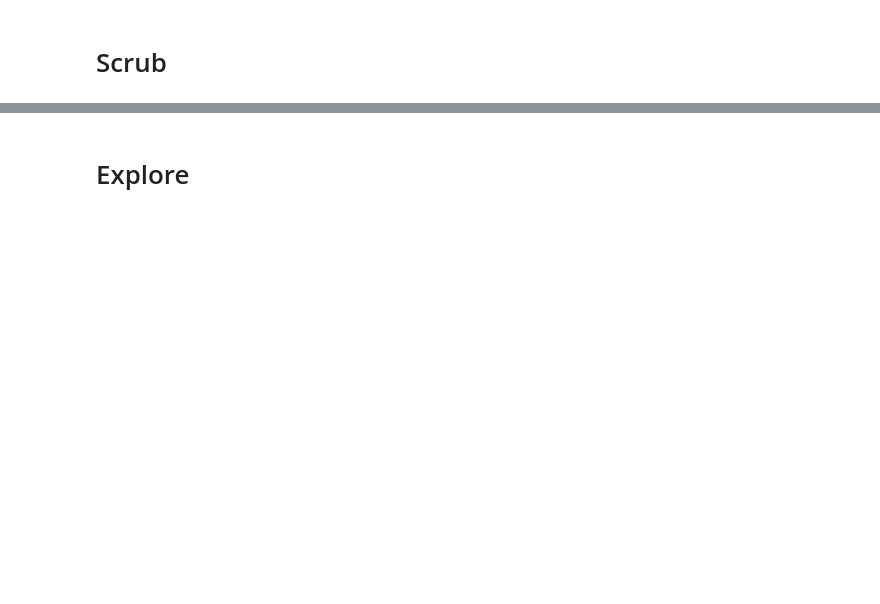
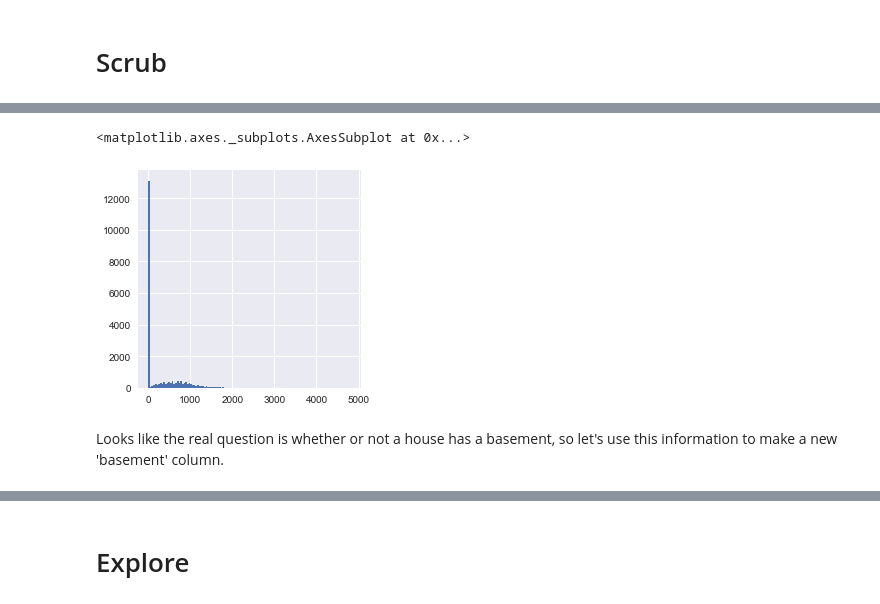
Before and after one commit to katmandoone/dsc-mod-2-project-v2-1-onl01-dtsc-pt-041320, a Jupyter notebook: student.ipynb, the cells around one changed output, grey strips where cells are left out. Drawn from its saved outputs; the diff is of its cells as text; code cells hidden in the pictures; blank space fills up the shorter version.

```diff
--- a/student.ipynb
+++ b/student.ipynb
@@ -36,0 +268,2 @@ df.head()
+# %%
+df['sqft_basement'] = df['sqft_living'] - df['sqft_above']
@@ -36,0 +285,7 @@ df.head()
+# %%
+df.sqft_basement.hist(bins='auto', figsize=(4,4))
+# %% [output]
+<matplotlib.axes._subplots.AxesSubplot at 0x...>
+[figure, added]
+# %% [markdown]
+Looks like the real question is whether or not a house has a basement, so let's use this information to make a new 'basement' column.
```
Also changed, not shown: parts of 231 cells of this notebook.
